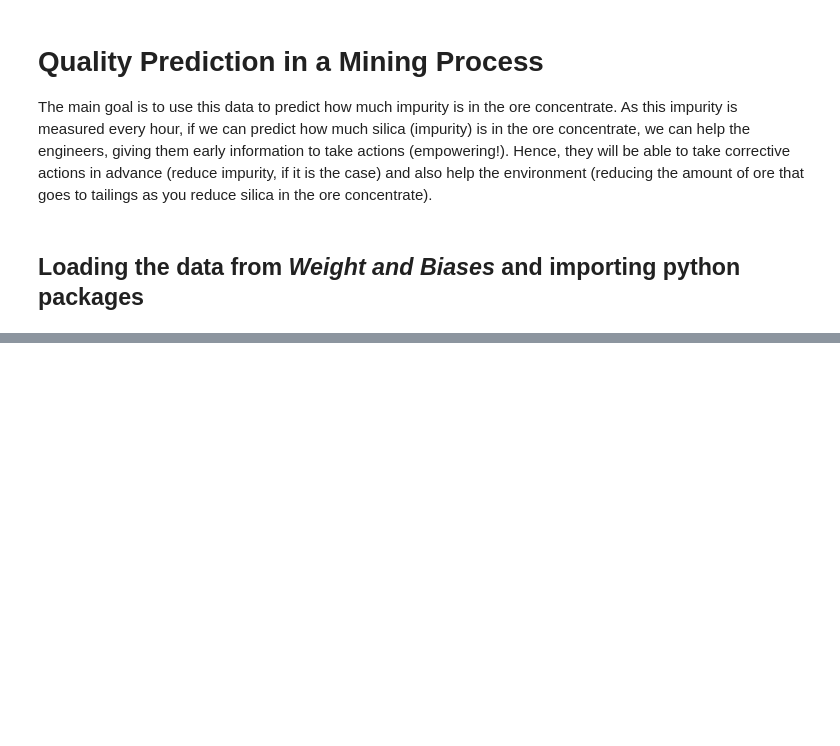
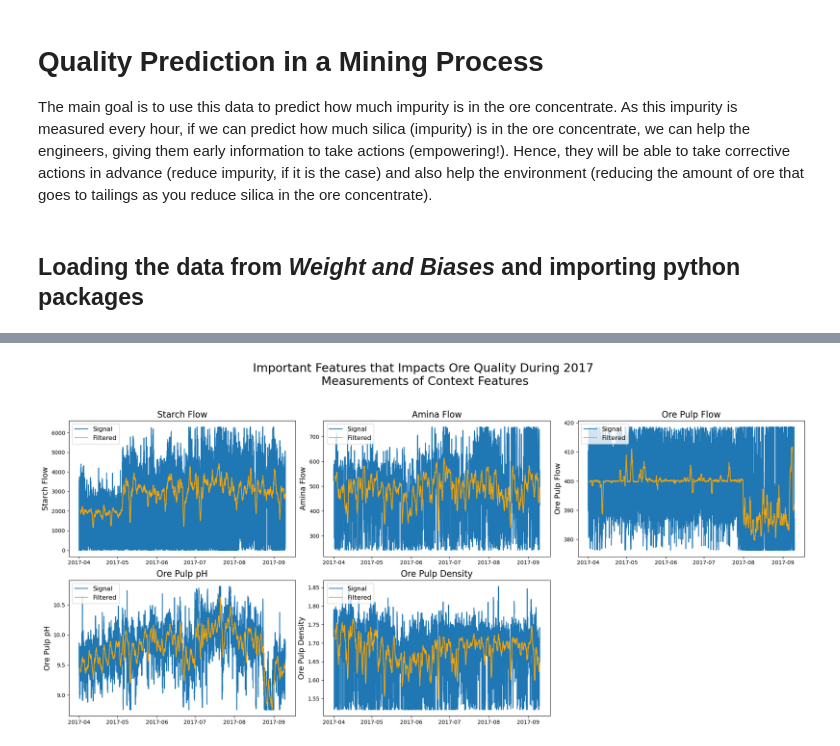
Before and after one commit to ThiagoGrabe/flotation-plant-analysis, a Jupyter notebook: src/eda/EDA.ipynb, the cells around one changed output, grey strips where cells are left out. Drawn from its saved outputs; the diff is of its cells as text; code cells hidden in the pictures; blank space fills up the shorter version.

```diff
--- a/src/eda/EDA.ipynb
+++ b/src/eda/EDA.ipynb
@@ -245,2 +121,23 @@ plt.plot(idx, df.loc['2017-04-02 07:00:00':'2017-04-02 10:00:00']['% Silica Conc
+# %%
+fig, axes = plt.subplots(nrows=2, ncols=3, figsize=(20, 10))
+
+for idx, col in enumerate(df.columns[2:7]):
+    try:
+        ax = plt.subplot(2,3, (idx+1))
+        ax.plot(df[col], label='Signal')
+        ax.plot(df[col].rolling(int(3*60*24)).mean(), color='orange', label='Filtered')
+        ax.xaxis.set_major_locator(mdates.MonthLocator())
+        ax.xaxis.set_major_formatter(mdates.DateFormatter('%Y-%m'))
+        ax.set_ylabel(col, fontdict={'fontsize':14})
+        ax.set_title(f'{col}', fontdict={'fontsize':16})
+        ax.legend(loc='upper left', fontsize=12)
+    except:
+        pass
+fig.delaxes(axes[1][-1])
+plt.suptitle('Important Features that Impacts Ore Quality During 2017\n Measurements of Context Features', fontsize=22)
+plt.tight_layout(pad=1.08, h_pad=.8, w_pad=.5, rect=[0, 0.03, 1, 0.95])
+plt.show()
+# %% [output]
+[figure, added]
 # %%
 run.finish()
```
Also changed, not shown: parts of 31 cells of this notebook, 5 other files.
